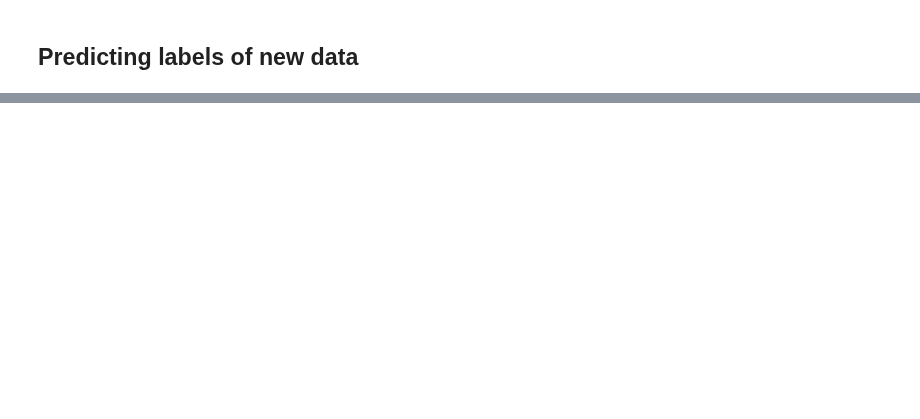
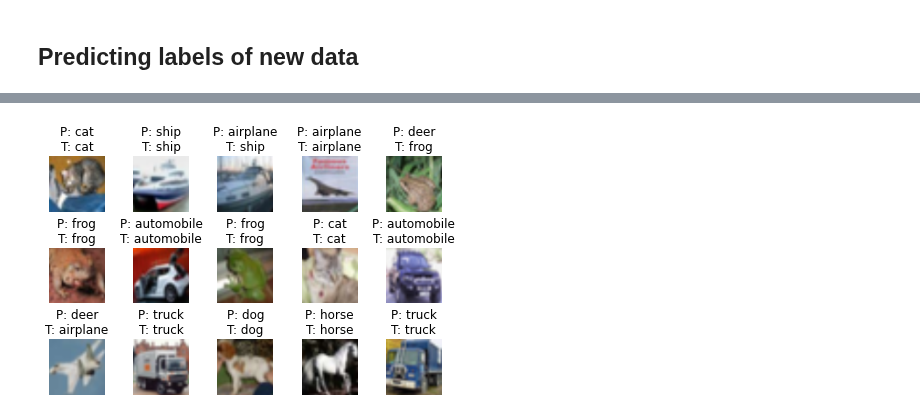
Before and after one commit to rasbt/deeplearning-models, a Jupyter notebook: pytorch-lightning_ipynb/cnn/cnn-alexnet-cifar10.ipynb, the cells around one changed output, grey strips where cells are left out. Cells and saved outputs as stored; diff of their text form; code cells hidden in the pictures; blank space fills up the shorter version.

```diff
--- a/pytorch-lightning_ipynb/cnn/cnn-alexnet-cifar10.ipynb
+++ b/pytorch-lightning_ipynb/cnn/cnn-alexnet-cifar10.ipynb
@@ -296,0 +391,2 @@ data_module = DataModule(data_path='./data')
+# %%
+pytorch_model = PyTorchModel(num_classes=10)
@@ -310,6 +411,7 @@ logger = CSVLogger(save_dir="logs/", name="my-model")
 # %% [markdown]
 - Now it's time to train our model:
 # %%
+# %load ../code_lightningmodule/trainer_nb_basic.py
 import time
 
 
@@ -320,12 +422,14 @@ trainer = pl.Trainer(
     accelerator="auto",  # Uses GPUs or TPUs if available
     devices="auto",  # Uses all available GPUs/TPUs if applicable
     logger=logger,
-    log_every_n_steps=100)
+    deterministic=False,
+    log_every_n_steps=10,
+)
 
 start_time = time.time()
 trainer.fit(model=lightning_model, datamodule=data_module)
 
-runtime = (time.time() - start_time)/60
+runtime = (time.time() - start_time) / 60
 print(f"Training took {runtime:.2f} min in total.")
 # %% [output]
 GPU available: True, used: True
@@ -400,4 +511,3 @@ logs/my-model/version_16/checkpoints/epoch=24-step=4374.ckpt
 # %%
-lightning_model = LightningModel.load_from_checkpoint(
-    path, model=pytorch_model)
+lightning_model = LightningModel.load_from_checkpoint(path, model=pytorch_model)
 lightning_model.eval();
@@ -433,0 +550,11 @@ Test accuracy: 0.6899 (68.99%)
+# %%
+class_dict = {0: 'airplane',
+              1: 'automobile',
+              2: 'bird',
+              3: 'cat',
+              4: 'deer',
+              5: 'dog',
+              6: 'frog',
+              7: 'horse',
+              8: 'ship',
+              9: 'truck'}
@@ -433,0 +563,18 @@ Test accuracy: 0.6899 (68.99%)
+# %%
+# %load ../code_lightningmodule/plot_failurecases_basic.py
+# Append the folder that contains the
+# helper_data.py, helper_plotting.py, and helper_evaluate.py
+# files so we can import from them
+
+import sys
+
+sys.path.append("../../pytorch_ipynb")
+
+from helper_plotting import show_examples
+
+
+show_examples(
+    model=lightning_model, data_loader=test_dataloader, class_dict=class_dict
+)
+# %% [output]
+[figure, added]
```
Also changed, not shown: parts of 47 cells of this notebook, 45 other files.
